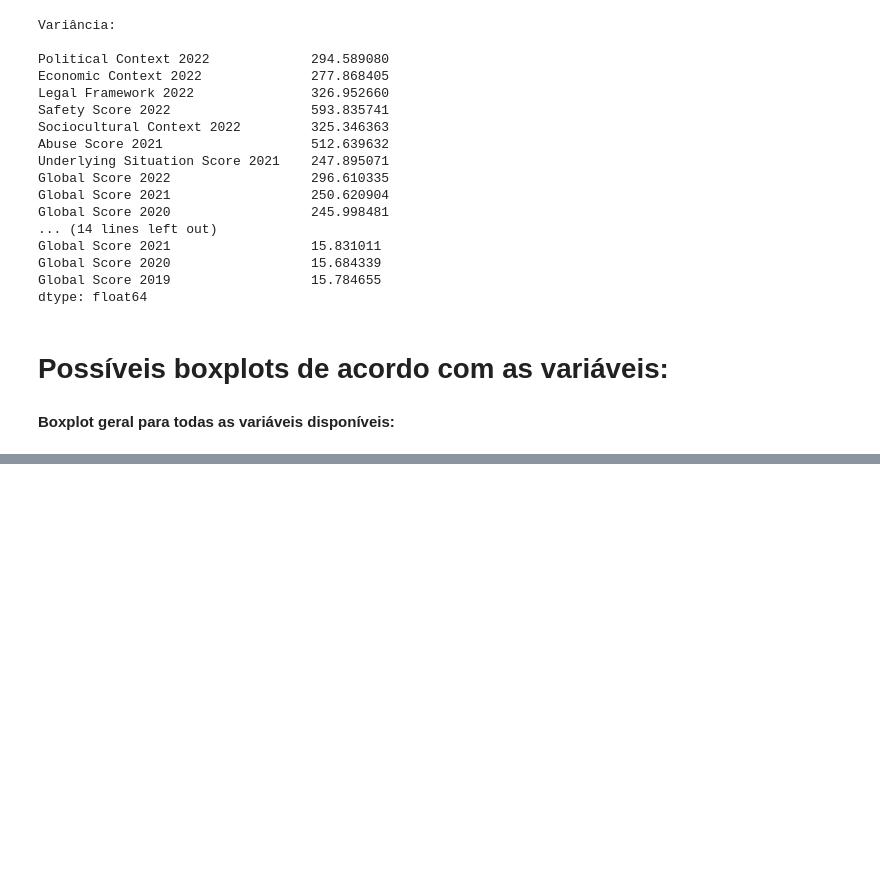
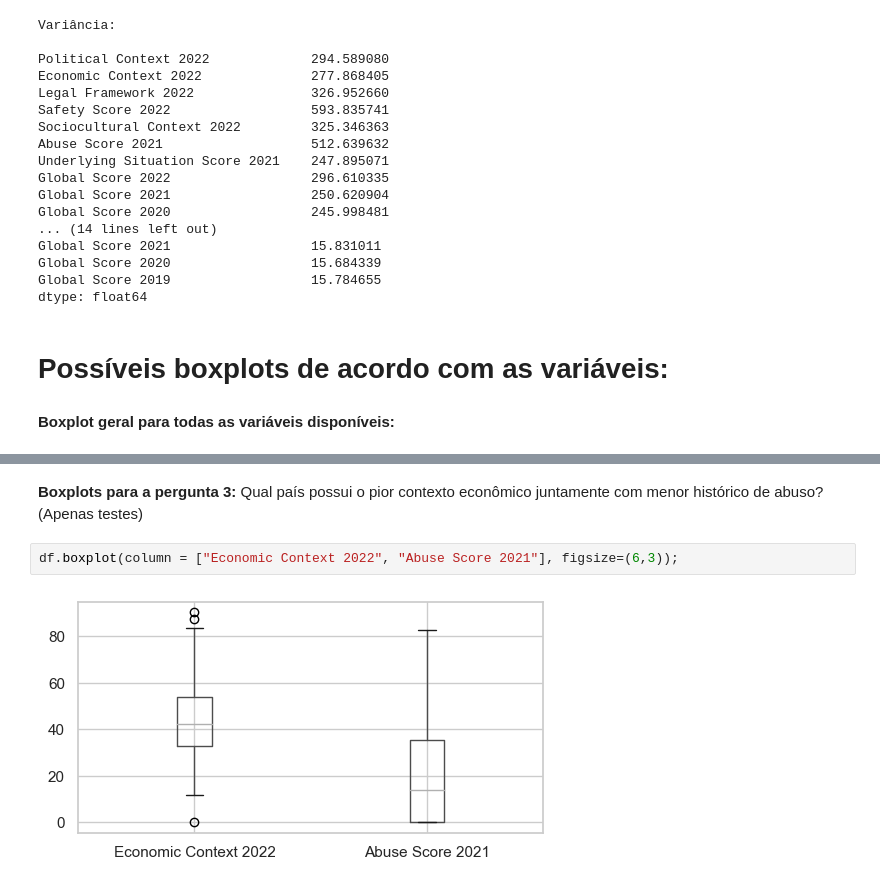
Before and after one commit to marianamartiyns/Global-Press-Freedom-Analysis, a Jupyter notebook: Projeto_ICD.ipynb, the cells around one changed output, grey strips where cells are left out. Cells and saved outputs as stored; diff of their text form; blank space fills up the shorter version.

```diff
--- a/Projeto_ICD.ipynb
+++ b/Projeto_ICD.ipynb
@@ -116,0 +127,6 @@ df.boxplot(column = ["Economic Context 2022", "Safety Score 2022"])
+# %% [markdown]
+**Boxplots para a pergunta 3:** Qual país possui o pior contexto econômico juntamente com menor histórico de abuso? (Apenas testes)
+# %%
+df.boxplot(column = ["Economic Context 2022", "Abuse Score 2021"], figsize=(6,3));
+# %% [output]
+[figure, added]
```
Also changed, not shown: parts of 7 cells of this notebook.
